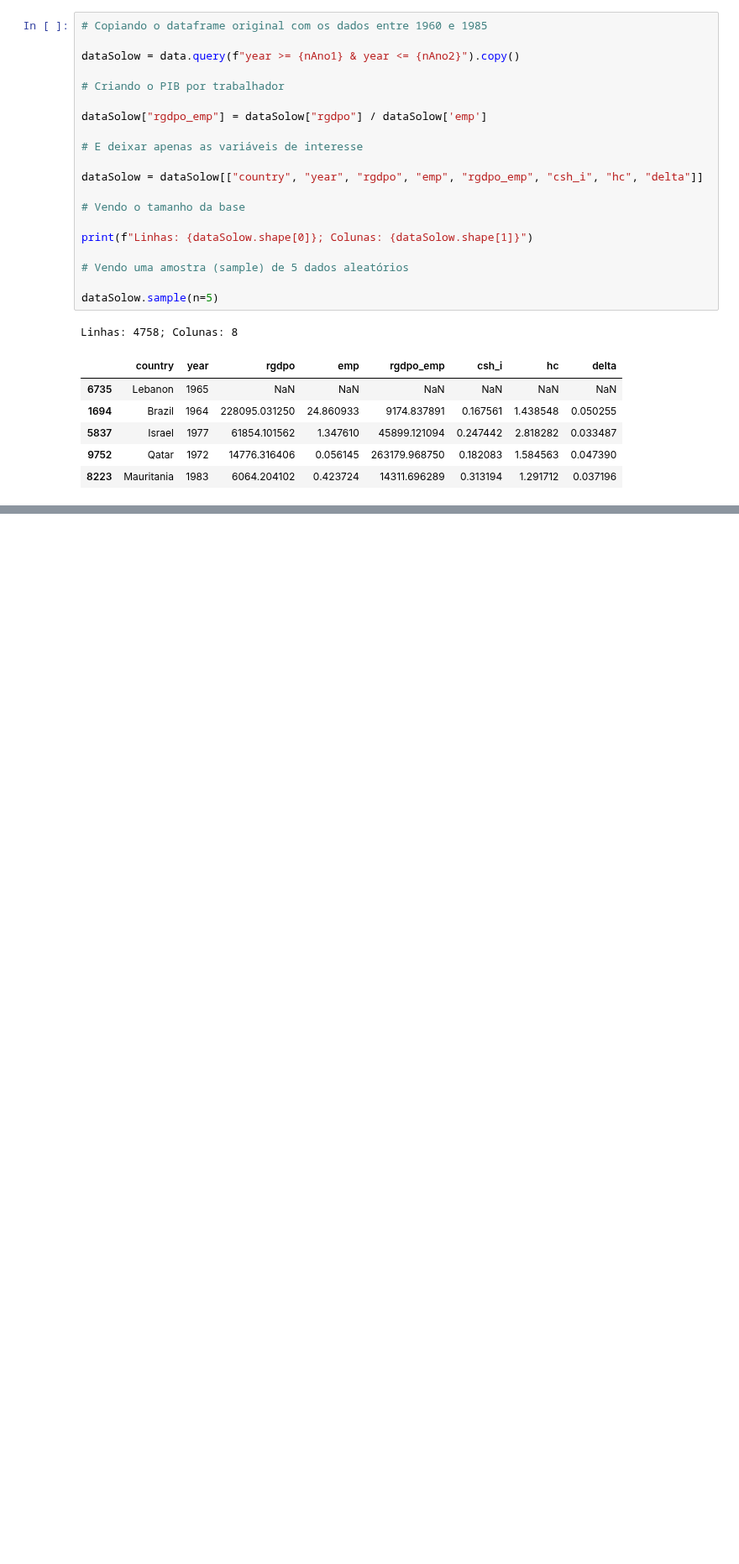
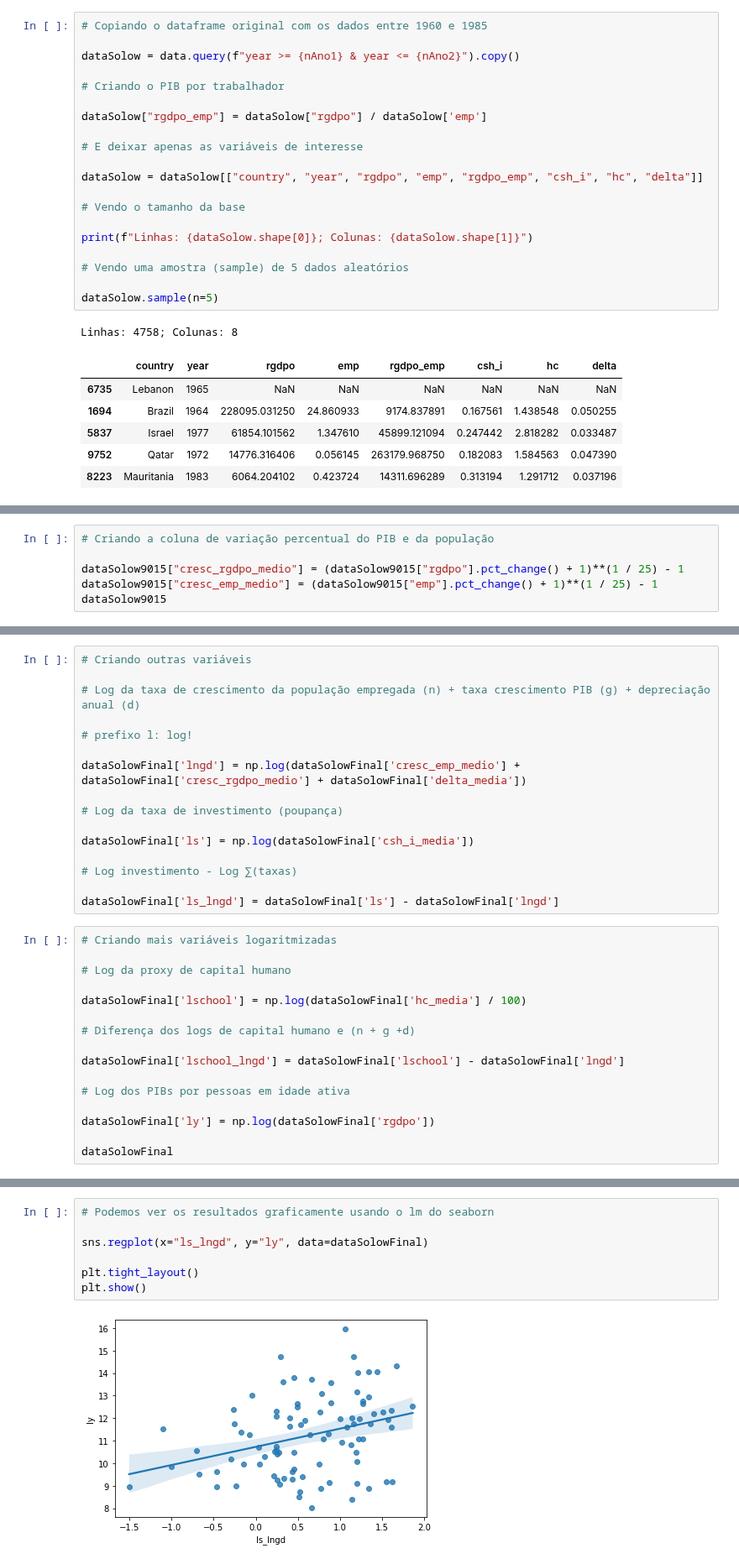
Before and after one commit to Pugianf/Big_Data_and_Public_Sector_I, a Jupyter notebook: Atividade_1.ipynb, the cells around one changed output, grey strips where cells are left out. Shown at 84% size. Cells and saved outputs as stored; diff of their text form; blank space fills up the shorter version.

```diff
--- a/Atividade_1.ipynb
+++ b/Atividade_1.ipynb
@@ -584,0 +675,6 @@ Linhas: 4758; Colunas: 8
+# %%
+# Criando a coluna de variação percentual do PIB e da população
+
+dataSolow9015["cresc_rgdpo_medio"] = (dataSolow9015["rgdpo"].pct_change() + 1)**(1 / 25) - 1
+dataSolow9015["cresc_emp_medio"] = (dataSolow9015["emp"].pct_change() + 1)**(1 / 25) - 1
+dataSolow9015
@@ -584,0 +717,32 @@ Linhas: 4758; Colunas: 8
+# %%
+# Criando outras variáveis
+
+# Log da taxa de crescimento da população empregada (n) + taxa crescimento PIB (g) + depreciação anual (d)
+
+# prefixo l: log!
+
+dataSolowFinal['lngd'] = np.log(dataSolowFinal['cresc_emp_medio'] + dataSolowFinal['cresc_rgdpo_medio'] + dataSolowFinal['delta_media'])
+
+# Log da taxa de investimento (poupança)
+
+dataSolowFinal['ls'] = np.log(dataSolowFinal['csh_i_media'])
+
+# Log investimento - Log ∑(taxas)
+
+dataSolowFinal['ls_lngd'] = dataSolowFinal['ls'] - dataSolowFinal['lngd']
+# %%
+# Criando mais variáveis logaritmizadas
+
+# Log da proxy de capital humano
+
+dataSolowFinal['lschool'] = np.log(dataSolowFinal['hc_media'] / 100)
+
+# Diferença dos logs de capital humano e (n + g +d)
+
+dataSolowFinal['lschool_lngd'] = dataSolowFinal['lschool'] - dataSolowFinal['lngd']
+
+# Log dos PIBs por pessoas em idade ativa
+
+dataSolowFinal['ly'] = np.log(dataSolowFinal['rgdpo'])
+
+dataSolowFinal
@@ -584,0 +829,9 @@ Linhas: 4758; Colunas: 8
+# %%
+# Podemos ver os resultados graficamente usando o lm do seaborn
+
+sns.regplot(x="ls_lngd", y="ly", data=dataSolowFinal)
+
+plt.tight_layout()
+plt.show()
+# %% [output]
+[figure, added]
```
Also changed, not shown: parts of 14 cells of this notebook.
